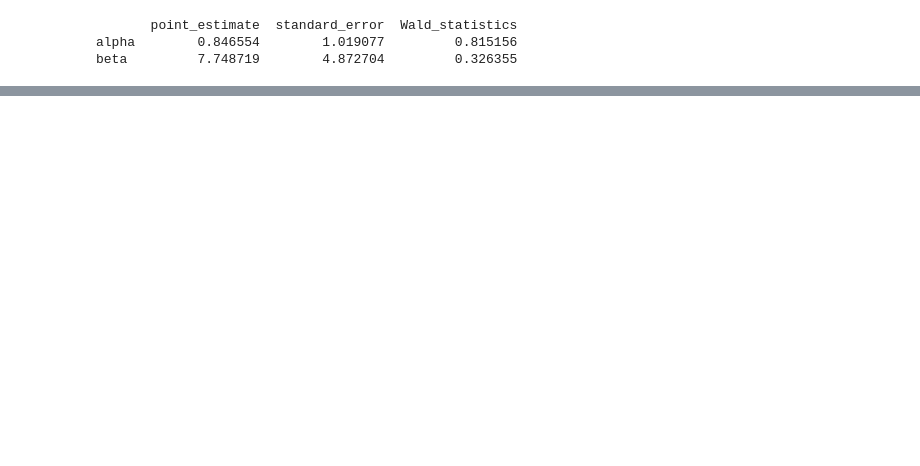
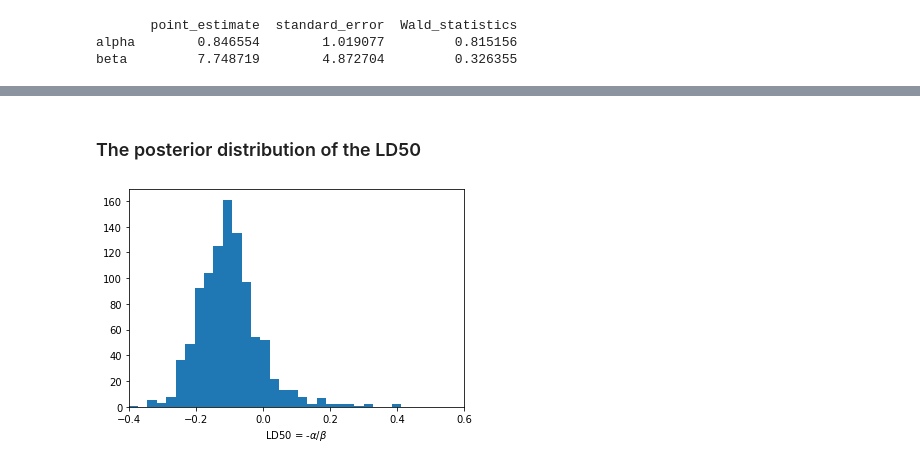
Before and after one commit to xiaomuliu/Bayesian_Data_Analysis, a Jupyter notebook: ch3/Analysis_of_a_bioassay_experiment.ipynb, the cells around one changed output, grey strips where cells are left out. Drawn from its saved outputs; the diff is of its cells as text; code cells hidden in the pictures; blank space fills up the shorter version.

```diff
--- a/ch3/Analysis_of_a_bioassay_experiment.ipynb
+++ b/ch3/Analysis_of_a_bioassay_experiment.ipynb
@@ -62,0 +90,13 @@ p = np.prod(ilogit_abx**y * (1 - ilogit_abx)**(n - y), axis=2)
+# %% [markdown]
+### The posterior distribution of the LD50
+# %%
+# samples of LD50 conditional beta > 0
+b_pos_ind = sample_b > 0
+sample_ld50 = -sample_a[b_pos_ind]/sample_b[b_pos_ind]
+
+# plot the histogram of LD50
+plt.hist(sample_ld50, bins=30)
+plt.xlim([-0.4, 0.6])
+plt.xlabel(r'LD50 = -$\alpha/\beta$');
+# %% [output]
+[figure, added]
```
Also changed, not shown: parts of 8 cells of this notebook.
